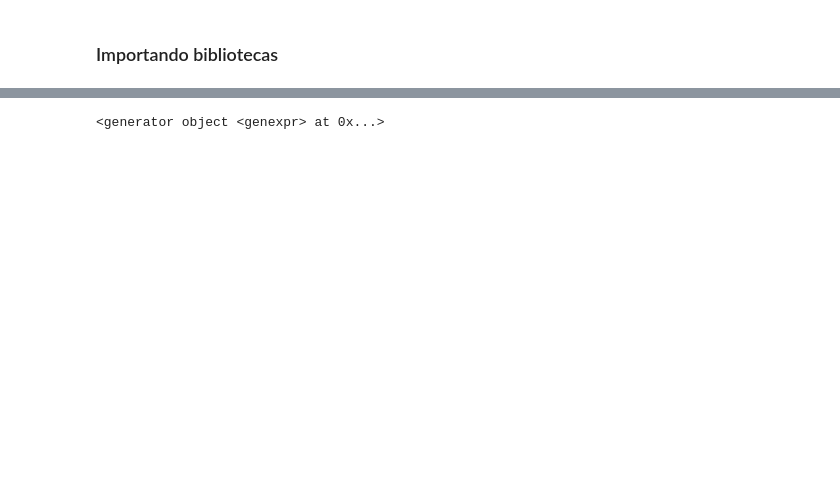
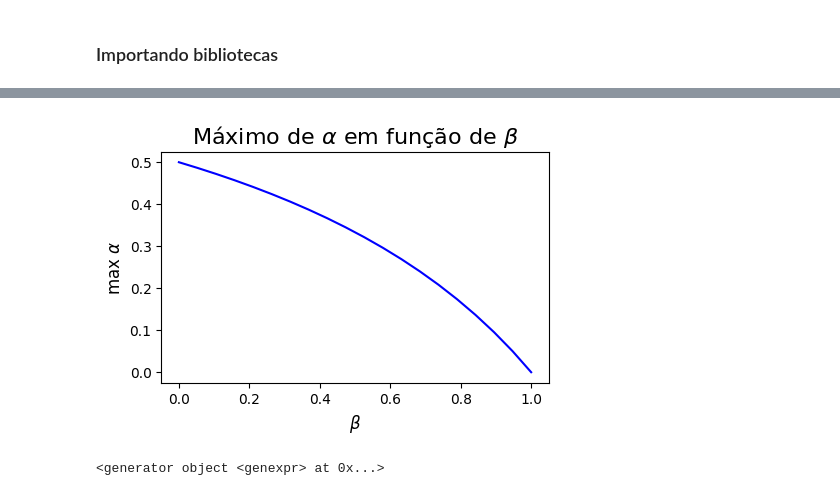
Before and after one commit to arthurkenzo/FI205_listas, a Jupyter notebook: lista_07.ipynb, the cells around one changed output, grey strips where cells are left out. Saved outputs shown, nothing was run; the diff lists cells and outputs as text; code cells hidden in the pictures; blank space fills up the shorter version.

Commit message:
Modelo linear retornando solução esperada. Erro estava no cálculo dos coeficientes (troquei os nomes das distribuições p_I, p_PR, p_L no caderno....

```diff
--- a/lista_07.ipynb
+++ b/lista_07.ipynb
@@ -196,0 +108,91 @@ Joint distribution values: [ 0.29258166  0.23580611  0.23580611  0.23580611 -0.
+# %%
+def getCoeffs(beta):
+    _linGamma = 1/2 - beta - (1-beta)/4
+    _indGamma = beta + (1-beta)/4
+    _linDelta = 1/2 - (1-beta)/4
+    _indDelta = (1-beta)/4
+    _linEpsilon = - (1-beta)/4
+    _indEpsilon = (1-beta)/4
+    _linPhi = - beta - (1-beta)/4
+    _indPhi = beta + (1-beta)/4
+
+    linearCoeffs = [_linGamma, _linGamma, _linGamma, _linPhi,
+                    _linEpsilon, _linEpsilon, _linEpsilon, _linDelta,
+                    _linEpsilon, _linEpsilon, _linEpsilon, _linDelta,
+                    _linDelta, _linDelta, _linDelta, _linEpsilon]
+
+    independentCoeffs = [_indGamma, _indGamma, _indGamma, _indPhi,
+                        _indEpsilon, _indEpsilon, _indEpsilon, _indDelta,
+                        _indEpsilon, _indEpsilon, _indEpsilon, _indDelta,
+                        _indDelta, _indDelta, _indDelta, _indEpsilon]
+
+    return linearCoeffs, independentCoeffs
+
+betas  = np.linspace(0, 1, 20)
+alphas = []
+for beta in betas:
+    constraints = []
+
+    alpha = cp.Variable(shape=1)
+    # constraints += [alpha >= 0, alpha <= 1]
+    constraints += [alpha <= 1]
+
+    # Computes values for the coefficients on the p(ab|xy) distribution given in the exercise
+    linearCoeffs, independentCoeffs = getCoeffs(beta)
+
+    p=[]
+    for i in range(16):
+        p += [cp.Variable(shape=1, name="joint_"+format(i, '04b'))]
+        constraints += [p[i] >= 0]
+
+
+    # Iterates through all of the total behavior components: p(a, b | x, y)
+    for i in range(16):
+        # binary digits of i are abxy
+        binaryIndex = format(i, '04b')
+        aBehavior = binaryIndex[0]
+        bBehavior = binaryIndex[1]
+        x = int(binaryIndex[2])
+        y = int(binaryIndex[3])
+
+        marginalSum = []
+        # Iterates through all of the joint distribution components: p(a0, a1, b0, b1)
+        for j in range(16):
+            aJoint = format(j, '04b')[0:2]
+            bJoint = format(j, '04b')[2:]
+            # when x is zero, take the 0th "a" component from the joint distribution, same for b and y
+            if aJoint[x] == aBehavior and bJoint[y] == bBehavior:
+                marginalSum += [p[j]]
+
+        constraints += [linearCoeffs[i]*alpha + independentCoeffs[i] == cp.sum(marginalSum)]
+
+
+    # Probability distribution sums to one
+    constraints += [cp.sum(p) == 1]
+
+    objective = cp.Maximize(alpha)
+    problem = cp.Problem(objective=objective, constraints=constraints)
+    print(problem)
+
+    print("Starting optimization")
+    resultado = problem.solve(solver="MOSEK", verbose=False)
+    if(resultado != None):
+        print(alpha.value)
+        optimalPoint = alpha.value
+        alphas += [optimalPoint]
+        optimumDistribution = [p[i].value for i in range(16)]
+        print("Optimum found at alpha = {}".format(optimalPoint))
+        print("Joint distribution values: {}".format(optimumDistribution))
+    else:
+        print("Infeasible or unbounded problem.")
+
+
+plt.figure(figsize=(5, 3))
+plt.plot(betas, alphas, color='blue')
+
+plt.title(r'Máximo de $\alpha$ em função de $\beta$', fontsize=16)
+plt.ylabel(r'max $\alpha$', fontsize=12)
+plt.xlabel(r'$\beta$', fontsize=12)
+
+plt.show()
+# %% [output]
@@ -197,3 +216,4 @@ Joint distribution values: [ 0.29258166  0.23580611  0.23580611  0.23580611 -0.
+[figure, added]
 # %%
 # %% [output]
 <generator object <genexpr> at 0x...>
```
Also changed, not shown: parts of 11 cells of this notebook.
